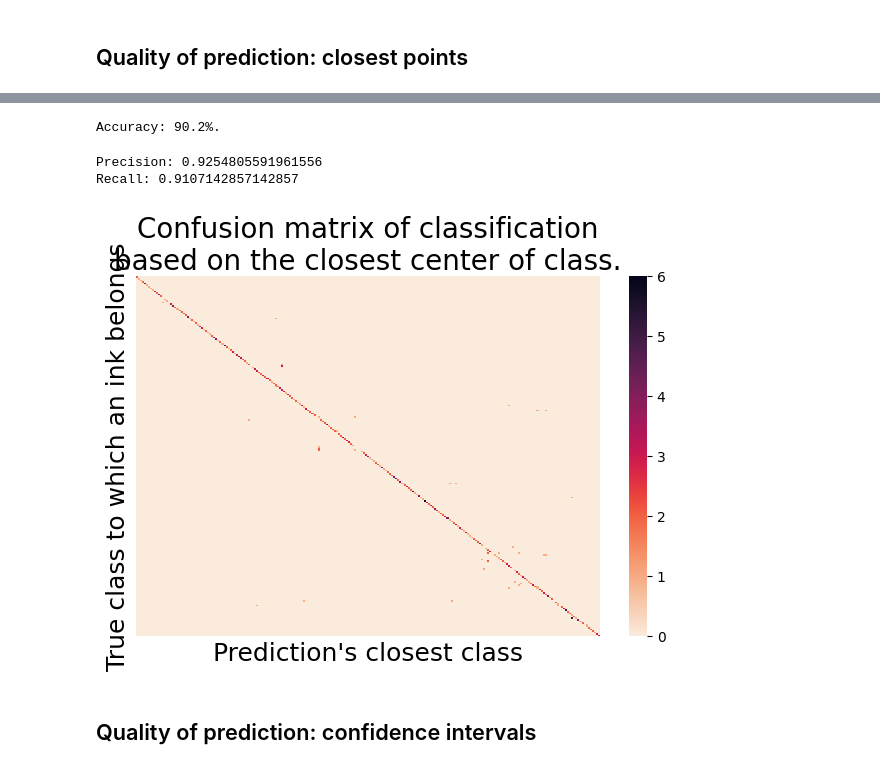
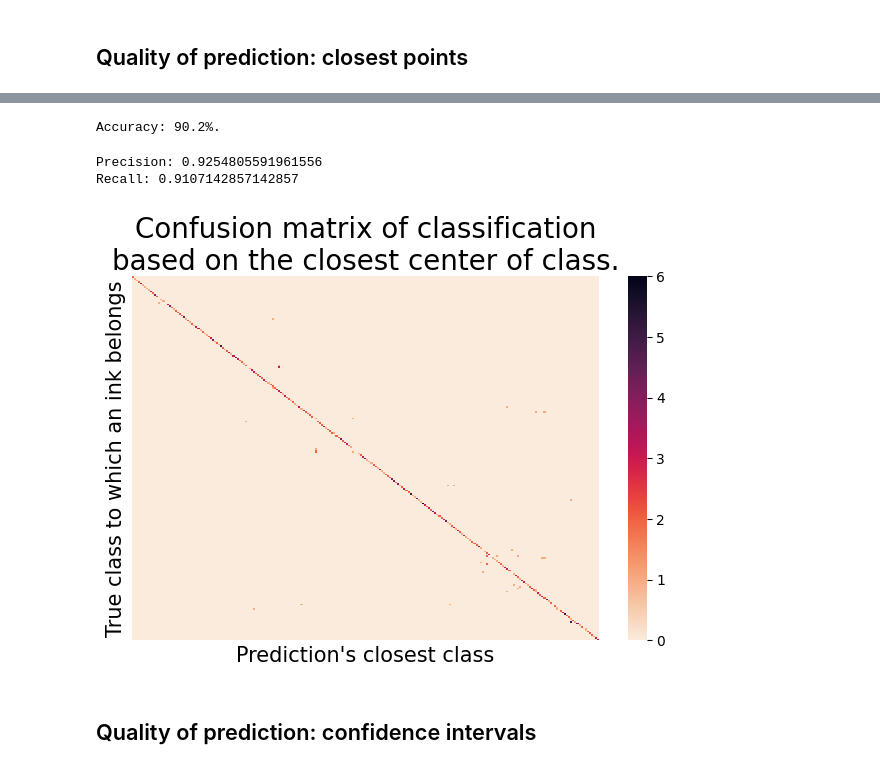
Before and after one commit to BDomzal/inks, a Jupyter notebook: notebooks/inks_nn_regression (Copy).ipynb, the cells around one changed output, grey strips where cells are left out. Saved outputs shown, nothing was run; the diff lists cells and outputs as text; code cells hidden in the pictures.

```diff
--- a/notebooks/inks_nn_regression (Copy).ipynb
+++ b/notebooks/inks_nn_regression (Copy).ipynb
@@ -281,2 +203,2 @@ plt.plot( [-10, 10],[-10, 10], 'red' )
 # %%
-elements_names = [el.split('_')[0] for el in columns_to_keep_inds]
+mean_df = create_means_df(ELEMENTS_TO_KEEP, y_train, train_order, y_val, val_order)
@@ -290,11 +205 @@ train_val_df.reset_index(drop=True, inplace=True)
-# %%
-mean_df = train_val_df[['Sample_id']].copy()
-
-for name in elements_names:
-    mean_df[name] = train_val_df.groupby('Sample_id')[name].transform('mean')
-mean_df.drop_duplicates('Sample_id', inplace=True)
-
-mean_df['Sample_id'] = mean_df['Sample_id'].astype(str)
-mean_df.sort_values(by='Sample_id', inplace=True)
-mean_df.reset_index(drop=True, inplace=True)
 # %% [markdown]
@@ -352,53 +218,21 @@ outputs_df[y_test_df['Sample_id'] == outputs_df['Closest']].shape[0] / len(close
+# %%
+outputs_df, accuracy = find_and_compare_closest_class(outputs.cpu().detach().numpy(), test_order, ELEMENTS_TO_KEEP, mean_df)
 # %%
-from sklearn.metrics import confusion_matrix
-import seaborn as sns
-from seaborn import heatmap
+accuracy = compute_accuracy(outputs_df)
+# %% [output]
+Accuracy: 90.2%.
-# %%
-acc = np.round(100*outputs_df[outputs_df['Real sample_id'] == outputs_df['Closest']].shape[0] / len(closest), 1)
-print('Accuracy: '+str(acc)+'%.') # new data
-# %% [output]
-Accuracy: 90.2%.
-# %%
-normalization_in_conf_mat = None
-
-conf_mat = confusion_matrix(outputs_df['Real sample_id'], outputs_df['Closest'],
-                            normalize=normalization_in_conf_mat)
-
-tp_and_fn = conf_mat.sum(1)
-tp_and_fp = conf_mat.sum(0)
-tp = conf_mat.diagonal()
-
-precision = tp / tp_and_fp
-recall = tp / tp_and_fn
-
-print('Precision: ' + str(np.nanmean(precision)))
-print('Recall: ' + str(np.nanmean(recall)))
-# %% [output]
-Precision: 0.9254805591961556
-Recall: 0.9107142857142857
-# %%
-normalization_in_conf_mat = None
-scores = {
-            'pred': 'Precision',
-            'true': 'Recall',
-            None: 'Confusion matrix'
-            }
-
-conf_mat = confusion_matrix(outputs_df['Real sample_id'], outputs_df['Closest'],
-                            normalize=normalization_in_conf_mat)
-
-heatmap(conf_mat, cmap=sns.cm.rocket_r, xticklabels=False, yticklabels=False)
-plt.ylabel('True class to which an ink belongs', size=18)
-plt.xlabel("Prediction's closest class", size=18)
-plt.rcParams['figure.figsize'] = [15, 10]
-plt.title(scores[normalization_in_conf_mat] + ' of classification based on the closest center of class.',
-          size=20,
-          wrap=True)
-
-plt.tight_layout()
-#plt.savefig('../figures/heatmap_' + scores[normalization_in_conf_mat] + '.png')
-# %% [output]
-[figure, removed]
+# %%
+precision, recall = compute_precision_and_recall(outputs_df)
+# %% [output]
+Precision: 0.9254805591961556
+Recall: 0.9107142857142857
+# %%
+plot_confusion_matrix(true_labels = outputs_df['Real sample_id'],
+                      closest_labels = outputs_df['Closest sample id'],
+                      normalization_in_conf_mat = None,
+                      path_to_save = None)
+# %% [output]
+[figure, added]
 # %% [markdown]
 ## Quality of prediction: confidence intervals
 # %%
```
Also changed, not shown: parts of 57 cells of this notebook, 1 other file.
